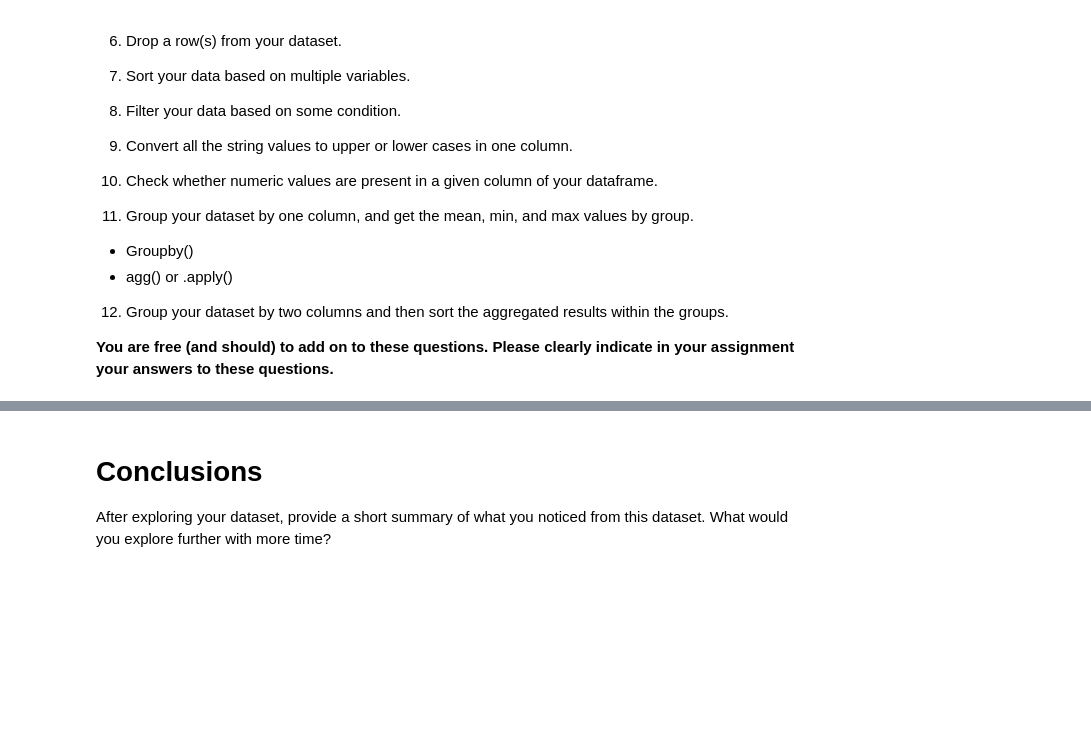
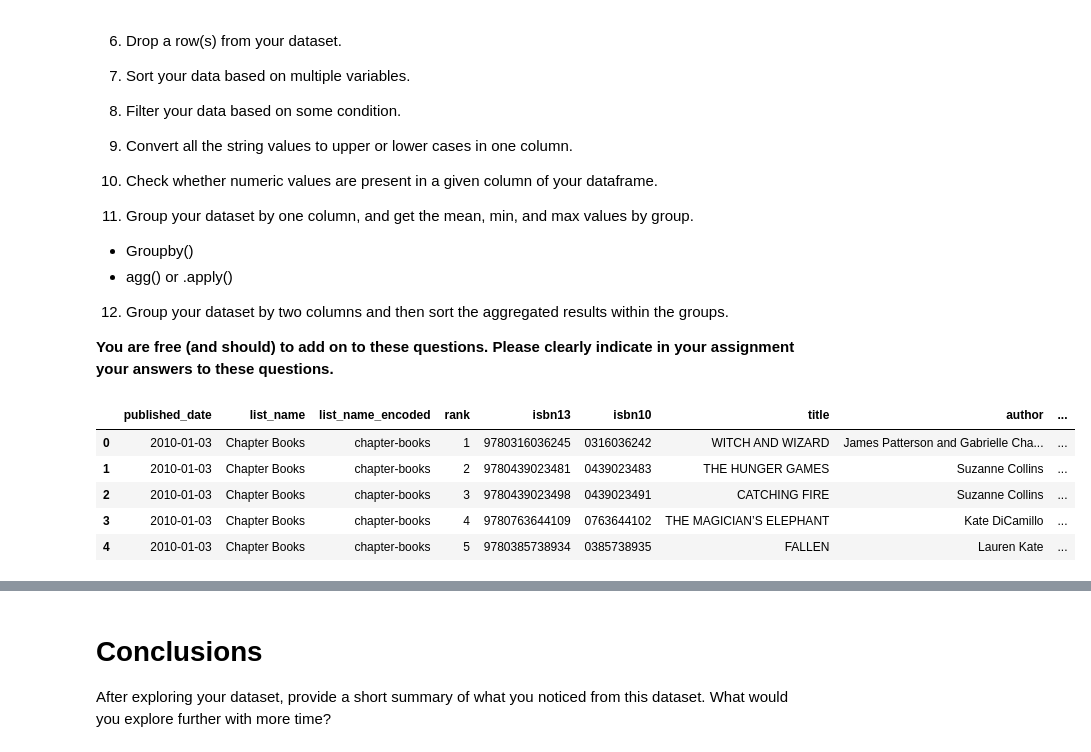
Before and after one commit to pujaroy280/DATA602Assignment7, a Jupyter notebook: Puja_Roy_07_assignment.ipynb, the cells around one changed output, grey strips where cells are left out. Cells and saved outputs as stored; diff of their text form; code cells hidden in the pictures; blank space fills up the shorter version.

```diff
--- a/Puja_Roy_07_assignment.ipynb
+++ b/Puja_Roy_07_assignment.ipynb
@@ -167,3 +167,12 @@ Create a subset of your original data and perform the following.
 12. Group your dataset by two columns and then sort the aggregated results within the groups.
 
 **You are free (and should) to add on to these questions.  Please clearly indicate in your assignment your answers to these questions.**
+# %%
+df.head()
+# %% [output]
+|  | published_date | list_name | list_name_encoded | rank | isbn13 | isbn10 | title | author | ... |
+| 0 | 2010-01-03 | Chapter Books | chapter-books | 1 | 9780316036245 | 0316036242 | WITCH AND WIZARD | James Patterson and Gabrielle Cha... | ... |
+| 1 | 2010-01-03 | Chapter Books | chapter-books | 2 | 9780439023481 | 0439023483 | THE HUNGER GAMES | Suzanne Collins | ... |
+| 2 | 2010-01-03 | Chapter Books | chapter-books | 3 | 9780439023498 | 0439023491 | CATCHING FIRE | Suzanne Collins | ... |
+| 3 | 2010-01-03 | Chapter Books | chapter-books | 4 | 9780763644109 | 0763644102 | THE MAGICIAN’S ELEPHANT | Kate DiCamillo | ... |
+| 4 | 2010-01-03 | Chapter Books | chapter-books | 5 | 9780385738934 | 0385738935 | FALLEN | Lauren Kate | ... |
```
Also changed, not shown: parts of 15 cells of this notebook.
